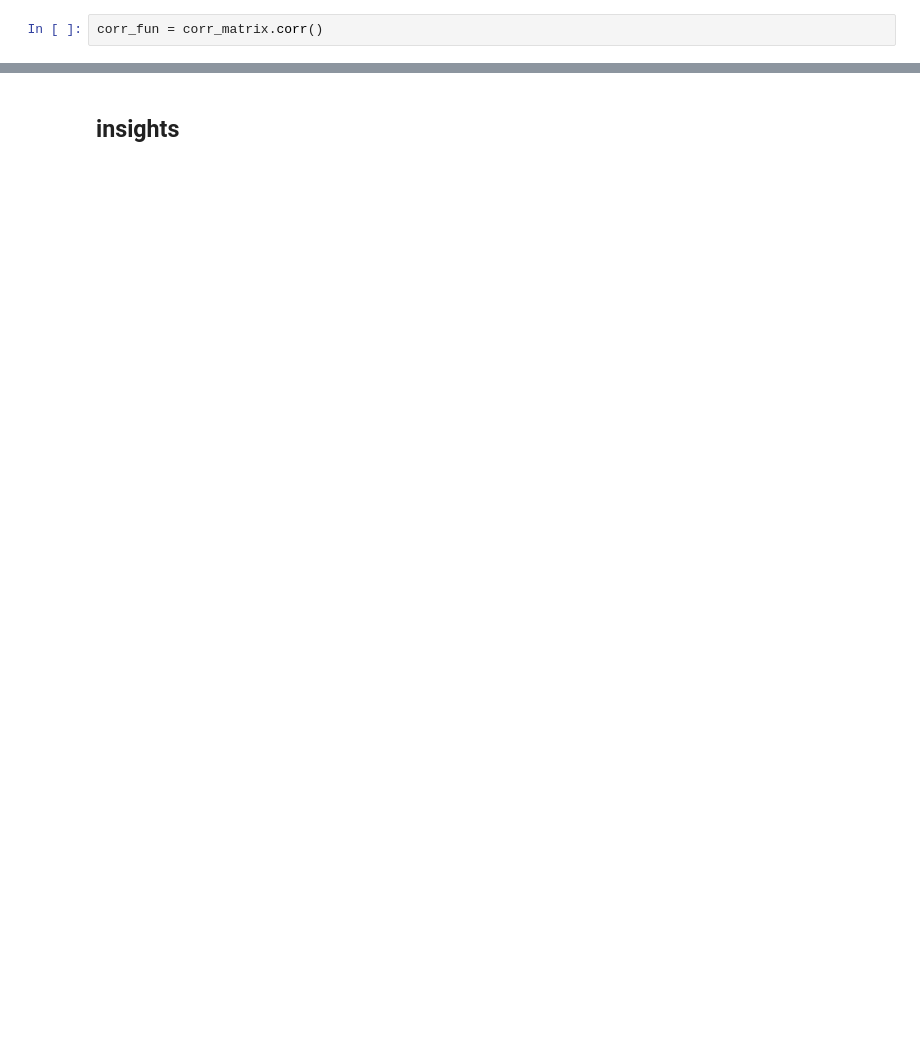
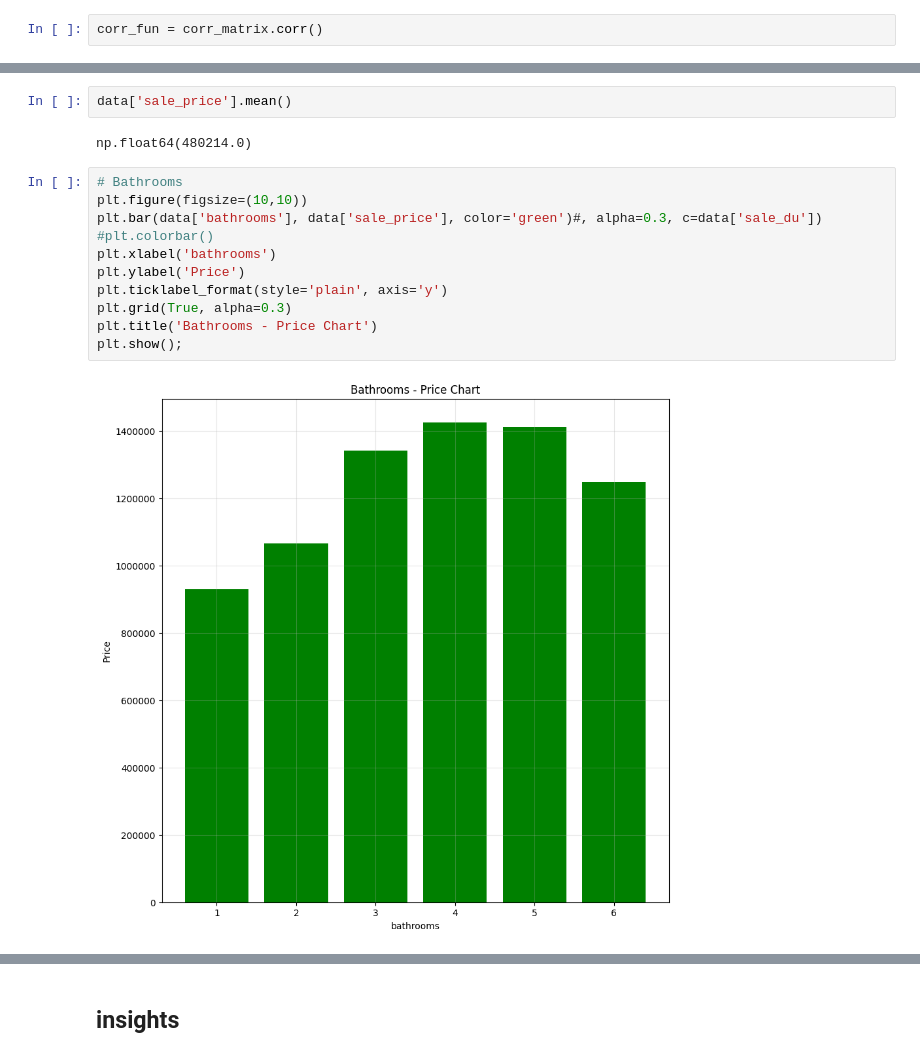
Before and after one commit to Astro0re/Data, a Jupyter notebook: Q_housing/analysis.ipynb, the cells around one changed output, grey strips where cells are left out. Drawn from its saved outputs; the diff is of its cells as text; blank space fills up the shorter version.

```diff
--- a/Q_housing/analysis.ipynb
+++ b/Q_housing/analysis.ipynb
@@ -290,0 +191,17 @@ sale_du            -0.044118  1.000000
+# %%
+data['sale_price'].mean()
+# %% [output]
+np.float64(480214.0)
+# %%
+# Bathrooms
+plt.figure(figsize=(10,10))
+plt.bar(data['bathrooms'], data['sale_price'], color='green')#, alpha=0.3, c=data['sale_du'])
+#plt.colorbar()
+plt.xlabel('bathrooms')
+plt.ylabel('Price')
+plt.ticklabel_format(style='plain', axis='y')
+plt.grid(True, alpha=0.3)
+plt.title('Bathrooms - Price Chart')
+plt.show();
+# %% [output]
+[figure, added]
```
Also changed, not shown: parts of 41 cells of this notebook.
